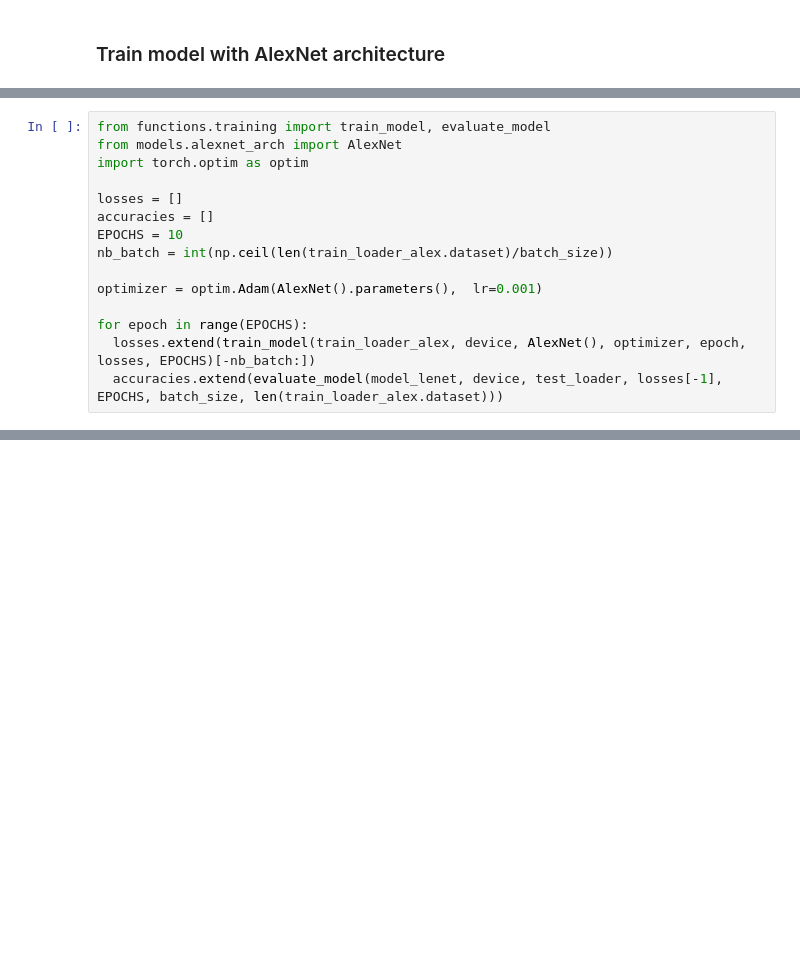
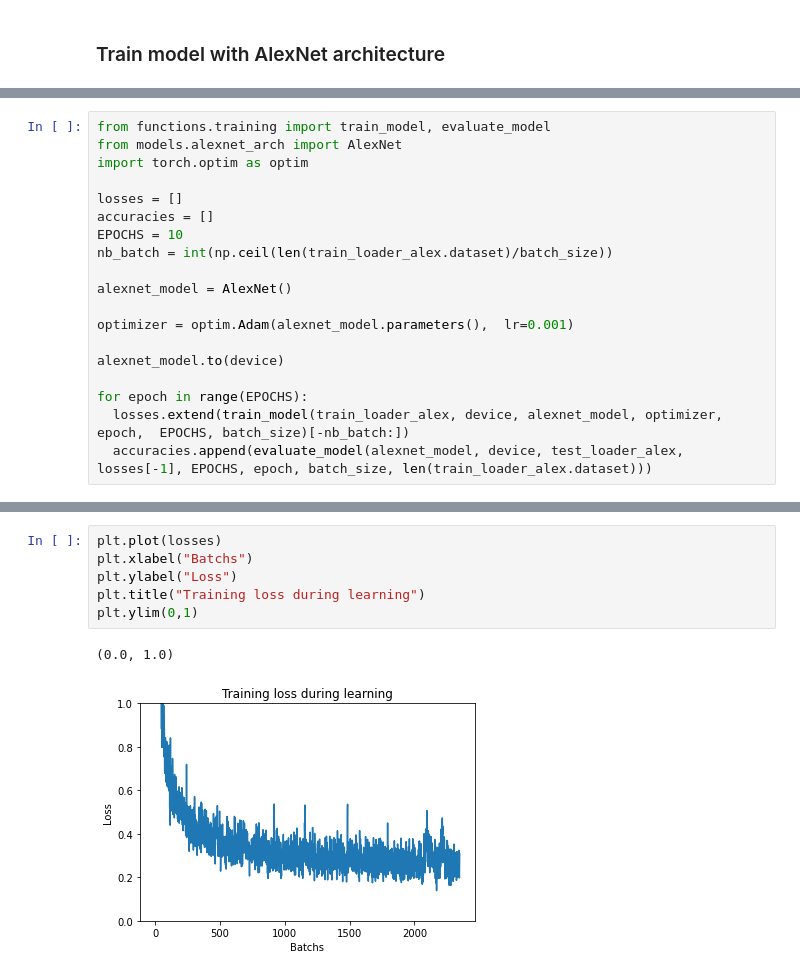
Before and after one commit to tcotte/CNN_Pytorch, a Jupyter notebook: fashion_mnist.ipynb, the cells around one changed output, grey strips where cells are left out. Saved outputs shown, nothing was run; the diff lists cells and outputs as text; blank space fills up the shorter version.

```diff
--- a/fashion_mnist.ipynb
+++ b/fashion_mnist.ipynb
@@ -98,9 +130,13 @@ accuracies = []
 EPOCHS = 10
 nb_batch = int(np.ceil(len(train_loader_alex.dataset)/batch_size))
 
-optimizer = optim.Adam(AlexNet().parameters(),  lr=0.001)
+alexnet_model = AlexNet()
+
+optimizer = optim.Adam(alexnet_model.parameters(),  lr=0.001)
+
+alexnet_model.to(device)
 
 for epoch in range(EPOCHS):
-  losses.extend(train_model(train_loader_alex, device, AlexNet(), optimizer, epoch, losses, EPOCHS)[-nb_batch:])
-  accuracies.extend(evaluate_model(model_lenet, device, test_loader, losses[-1], EPOCHS, batch_size, len(train_loader_alex.dataset)))
+  losses.extend(train_model(train_loader_alex, device, alexnet_model, optimizer, epoch,  EPOCHS, batch_size)[-nb_batch:])
+  accuracies.append(evaluate_model(alexnet_model, device, test_loader_alex, losses[-1], EPOCHS, epoch, batch_size, len(train_loader_alex.dataset)))
 # %% [output]
@@ -107,0 +153,9 @@ for epoch in range(EPOCHS):
+# %%
+plt.plot(losses)
+plt.xlabel("Batchs")
+plt.ylabel("Loss")
+plt.title("Training loss during learning")
+plt.ylim(0,1)
+# %% [output]
+(0.0, 1.0)
+[figure, added]
```
Also changed, not shown: parts of 12 cells of this notebook.
